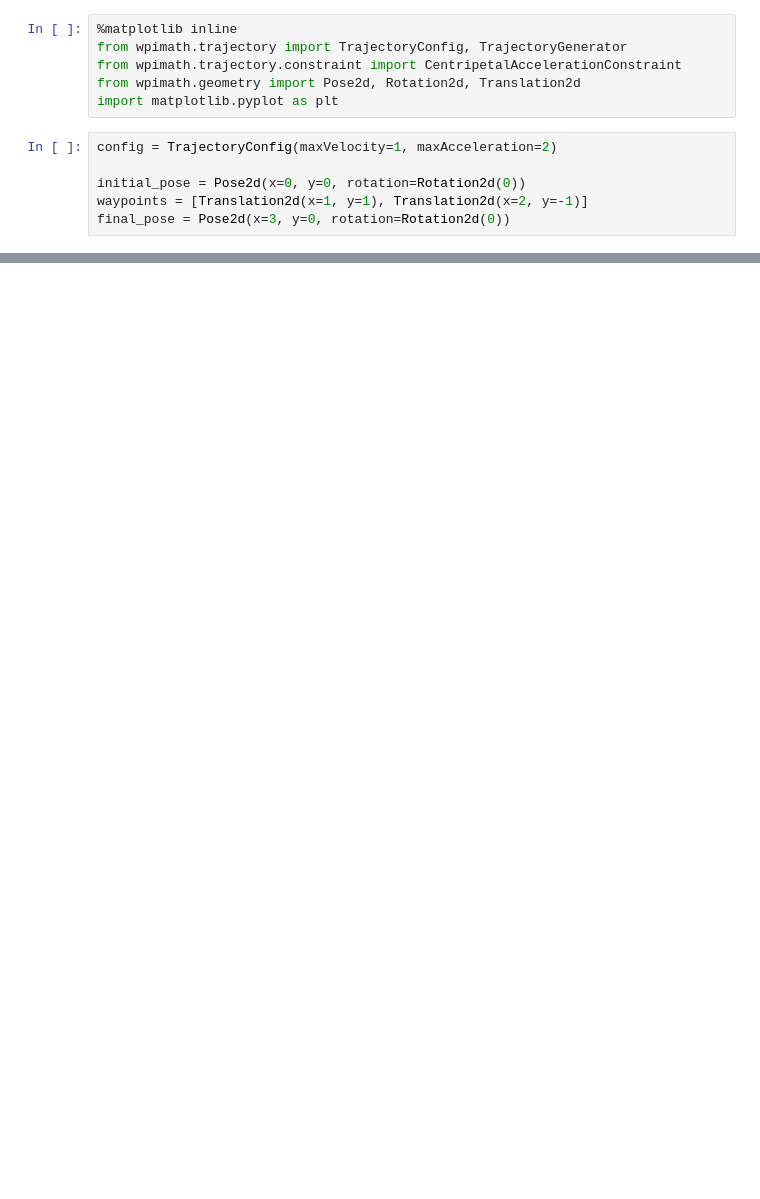
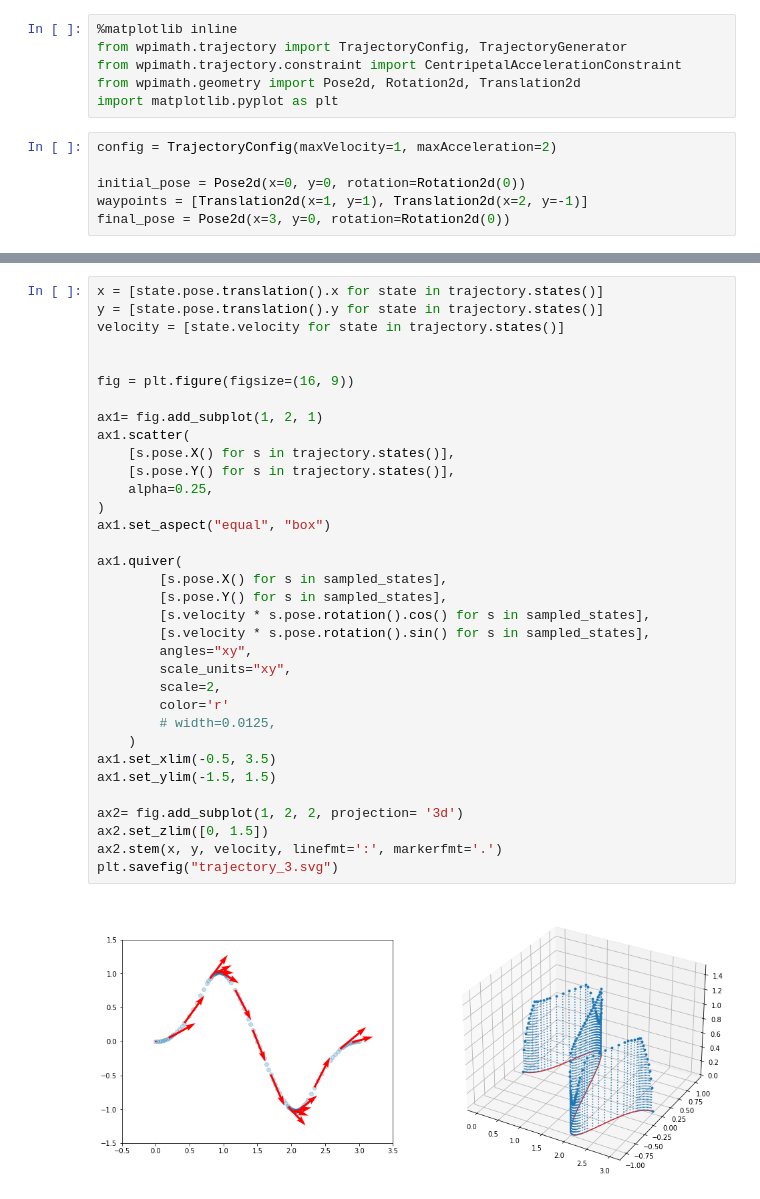
Before and after one commit to jhh/motion, a Jupyter notebook: notebooks/trajectory-arrows.ipynb, the cells around one changed output, grey strips where cells are left out. Saved outputs shown, nothing was run; the diff lists cells and outputs as text; blank space fills up the shorter version.

```diff
--- a/notebooks/trajectory-arrows.ipynb
+++ b/notebooks/trajectory-arrows.ipynb
@@ -58,0 +54,36 @@ print(trajectory.totalTime())
+# %%
+x = [state.pose.translation().x for state in trajectory.states()]
+y = [state.pose.translation().y for state in trajectory.states()]
+velocity = [state.velocity for state in trajectory.states()]
+
+
+fig = plt.figure(figsize=(16, 9))
+
+ax1= fig.add_subplot(1, 2, 1)
+ax1.scatter(
+    [s.pose.X() for s in trajectory.states()],
+    [s.pose.Y() for s in trajectory.states()],
+    alpha=0.25,
+)
+ax1.set_aspect("equal", "box")
+
+ax1.quiver(
+        [s.pose.X() for s in sampled_states],
+        [s.pose.Y() for s in sampled_states],
+        [s.velocity * s.pose.rotation().cos() for s in sampled_states],
+        [s.velocity * s.pose.rotation().sin() for s in sampled_states],
+        angles="xy",
+        scale_units="xy",
+        scale=2,
+        color='r'
+        # width=0.0125,
+    )
+ax1.set_xlim(-0.5, 3.5)
+ax1.set_ylim(-1.5, 1.5)
+
+ax2= fig.add_subplot(1, 2, 2, projection= '3d')
+ax2.set_zlim([0, 1.5])
+ax2.stem(x, y, velocity, linefmt=':', markerfmt='.')
+plt.savefig("trajectory_3.svg")
+# %% [output]
+[figure, added]
```
Also changed, not shown: parts of 3 cells of this notebook, 9 other files.
